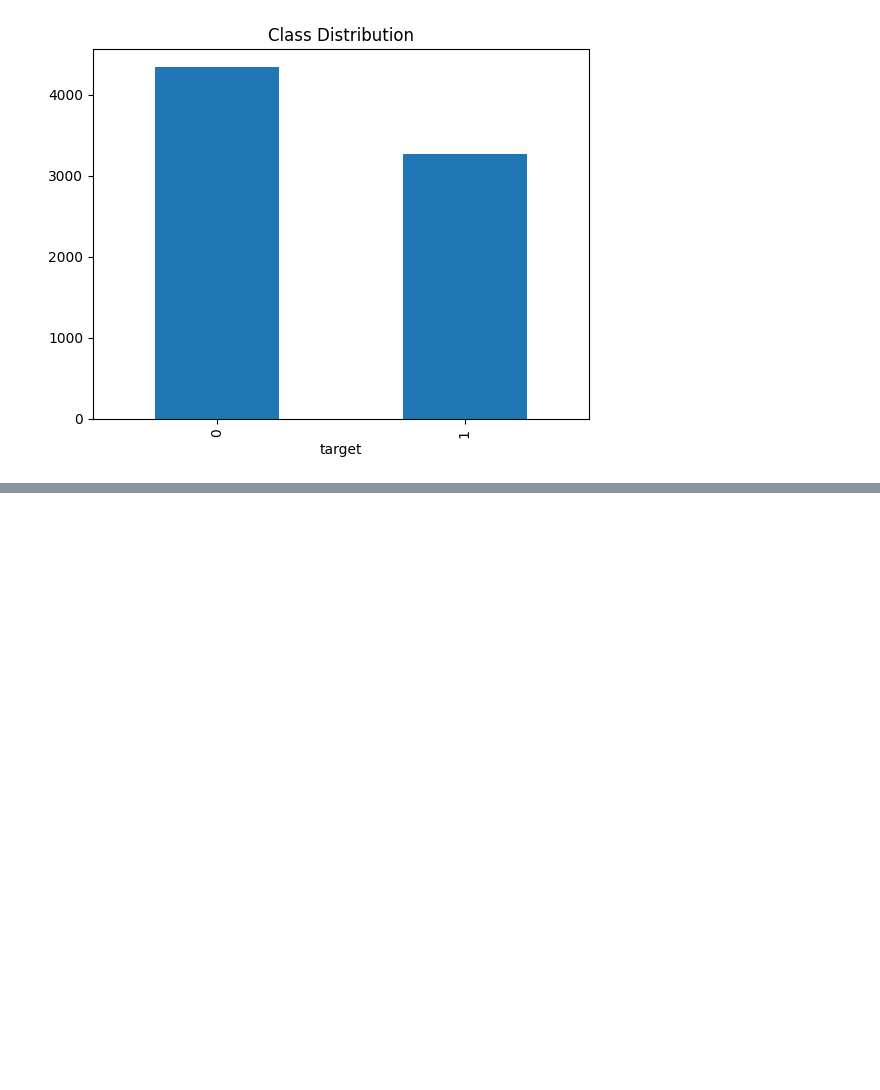
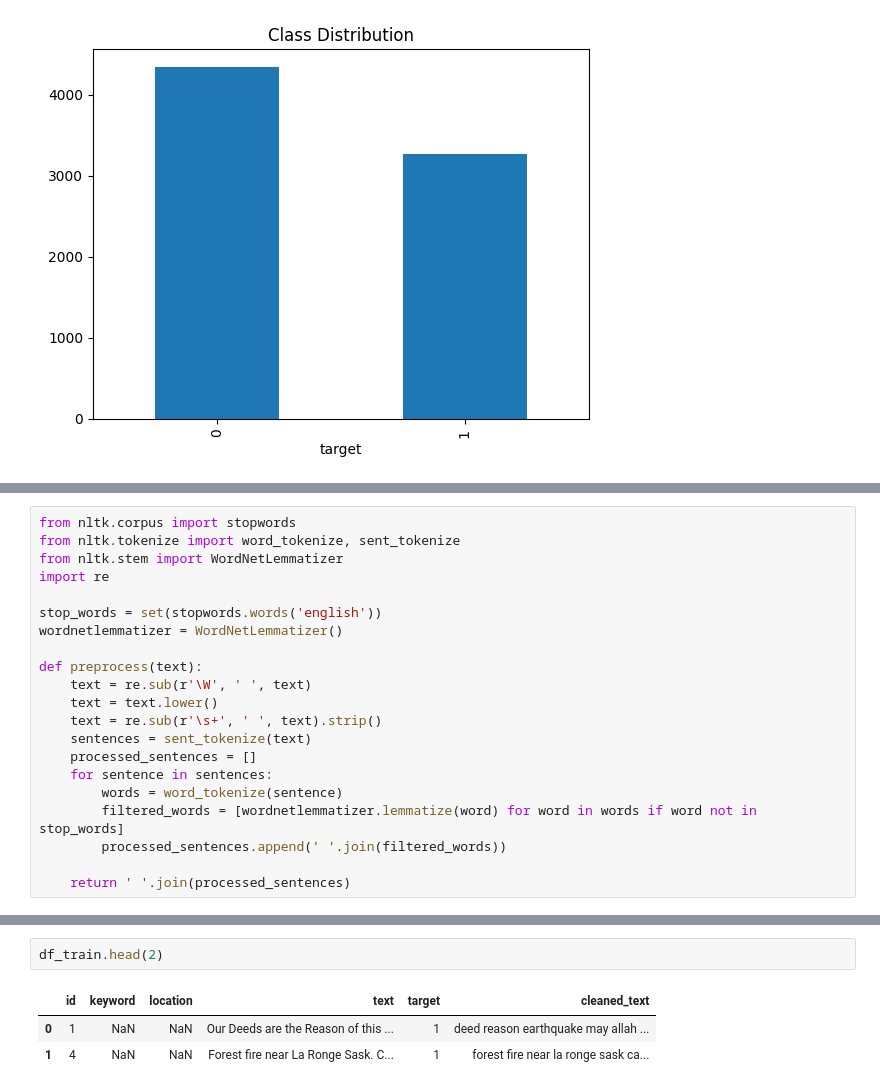
Before and after one commit to Sanjyot1999/NLP_PROJECT, a Jupyter notebook: Datacleaning.ipynb, the cells around one changed output, grey strips where cells are left out. Cells and saved outputs as stored; diff of their text form; blank space fills up the shorter version.

```diff
--- a/Datacleaning.ipynb
+++ b/Datacleaning.ipynb
@@ -72,0 +75,21 @@ Name: count, dtype: int64
+# %%
+from nltk.corpus import stopwords
+from nltk.tokenize import word_tokenize, sent_tokenize
+from nltk.stem import WordNetLemmatizer
+import re
+
+stop_words = set(stopwords.words('english'))
+wordnetlemmatizer = WordNetLemmatizer()
+
+def preprocess(text):
+    text = re.sub(r'\W', ' ', text)
+    text = text.lower()
+    text = re.sub(r'\s+', ' ', text).strip()
+    sentences = sent_tokenize(text)
+    processed_sentences = []
+    for sentence in sentences:
+        words = word_tokenize(sentence)
+        filtered_words = [wordnetlemmatizer.lemmatize(word) for word in words if word not in stop_words]
+        processed_sentences.append(' '.join(filtered_words))
+
+    return ' '.join(processed_sentences)
@@ -72,0 +108,6 @@ Name: count, dtype: int64
+# %%
+df_train.head(2)
+# %% [output]
+|  | id | keyword | location | text | target | cleaned_text |
+| 0 | 1 | NaN | NaN | Our Deeds are the Reason of this ... | 1 | deed reason earthquake may allah ... |
+| 1 | 4 | NaN | NaN | Forest fire near La Ronge Sask. C... | 1 | forest fire near la ronge sask ca... |
```
Also changed, not shown: parts of 4 cells of this notebook.
